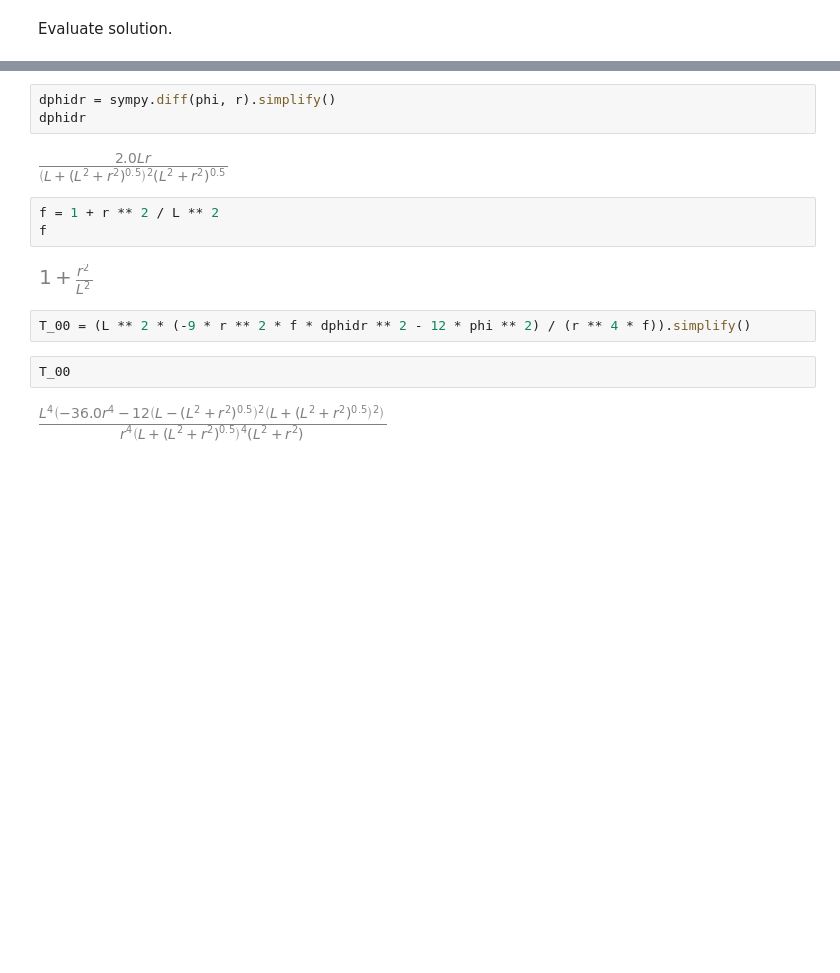
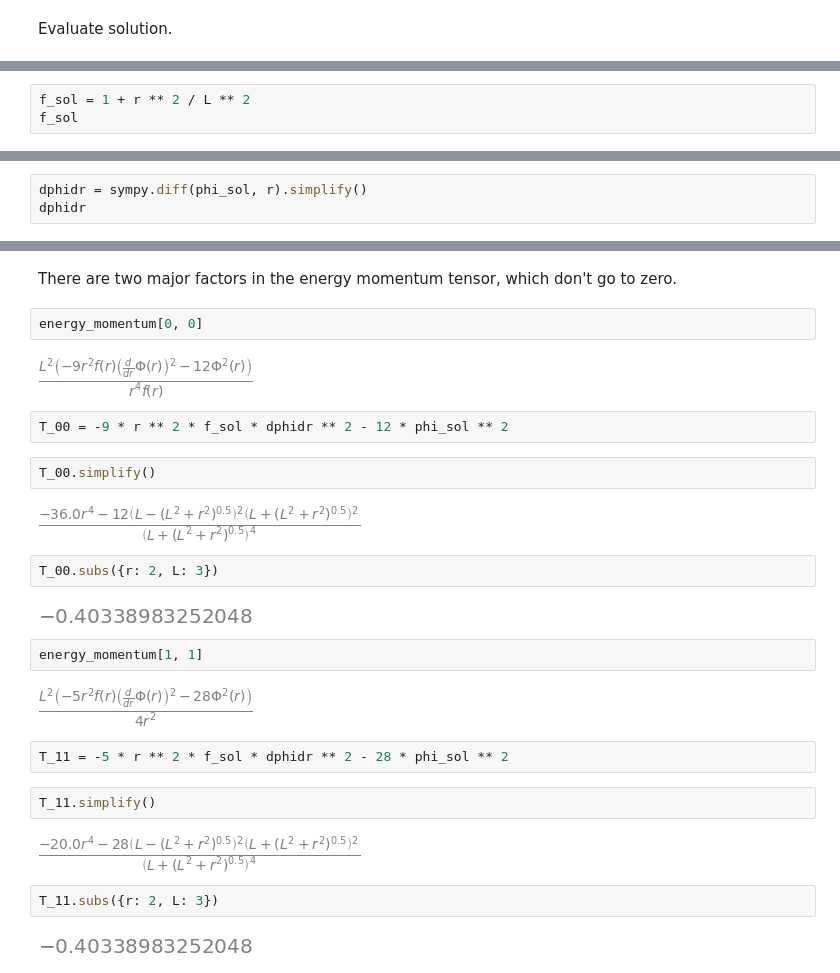
Before and after one commit to jchryssanthacopoulos/wormholes, a Jupyter notebook: einstein_maxwell_ads4.ipynb, the cells around one changed output, grey strips where cells are left out. Cells and saved outputs as stored; diff of their text form; blank space fills up the shorter version.

```diff
--- a/einstein_maxwell_ads4.ipynb
+++ b/einstein_maxwell_ads4.ipynb
@@ -126,0 +132,3 @@ Evaluate solution.
+# %%
+f_sol = 1 + r ** 2 / L ** 2
+f_sol
@@ -126,0 +137,3 @@ Evaluate solution.
+# %%
+dphidr = sympy.diff(phi_sol, r).simplify()
+dphidr
@@ -136,16 +165,30 @@ phi
-# %%
-dphidr = sympy.diff(phi, r).simplify()
-dphidr
-# %% [output]
-[figure, removed]
-# %%
-f = 1 + r ** 2 / L ** 2
-f
-# %% [output]
-[figure, removed]
+# %% [markdown]
+There are two major factors in the energy momentum tensor, which don't go to zero.
+# %%
+energy_momentum[0, 0]
+# %% [output]
+[figure, added]
 # %%
-T_00 = (L ** 2 * (-9 * r ** 2 * f * dphidr ** 2 - 12 * phi ** 2) / (r ** 4 * f)).simplify()
+T_00 = -9 * r ** 2 * f_sol * dphidr ** 2 - 12 * phi_sol ** 2
 # %%
-T_00
+T_00.simplify()
 # %% [output]
-[figure, old version]
+[figure, new version]
+# %%
+T_00.subs({r: 2, L: 3})
+# %% [output]
+[figure, added]
+# %%
+energy_momentum[1, 1]
+# %% [output]
+[figure, added]
+# %%
+T_11 = -5 * r ** 2 * f_sol * dphidr ** 2 - 28 * phi_sol ** 2
+# %%
+T_11.simplify()
+# %% [output]
+[figure, added]
+# %%
+T_11.subs({r: 2, L: 3})
+# %% [output]
+[figure, added]
```
Also changed, not shown: parts of 6 cells of this notebook, 1 other file.
